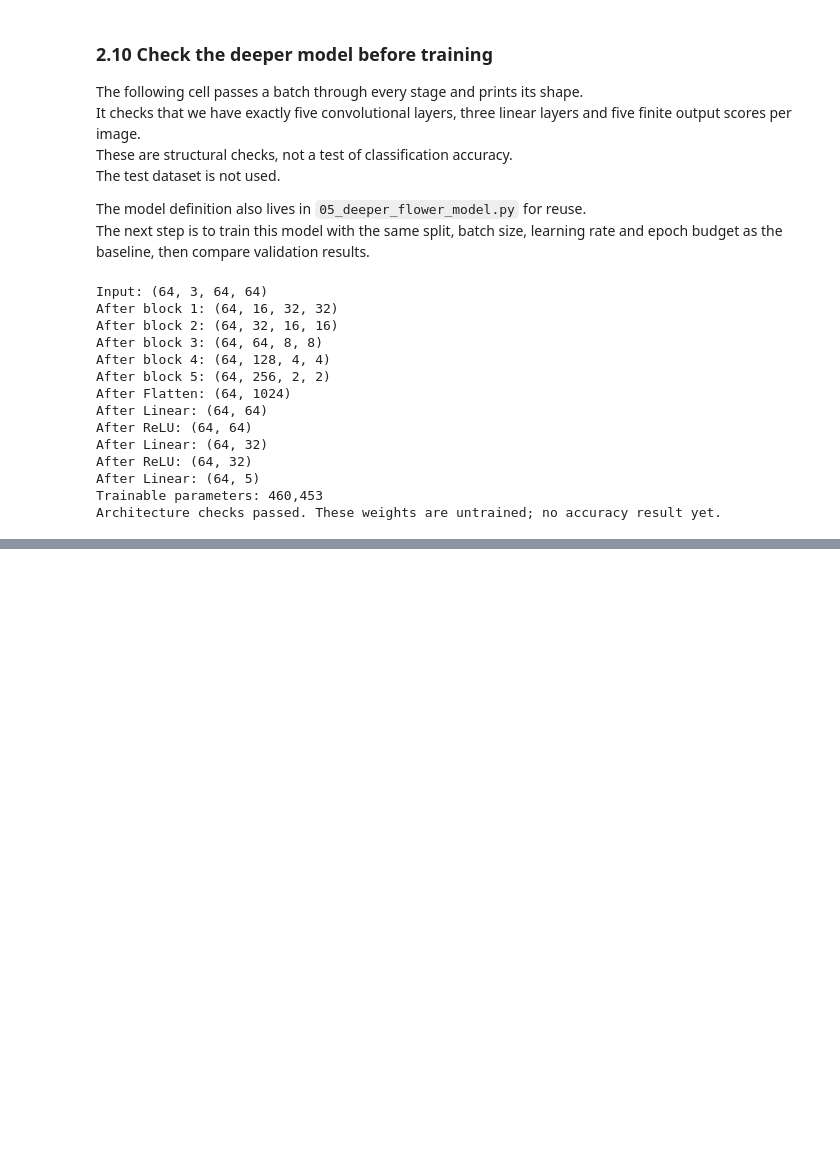
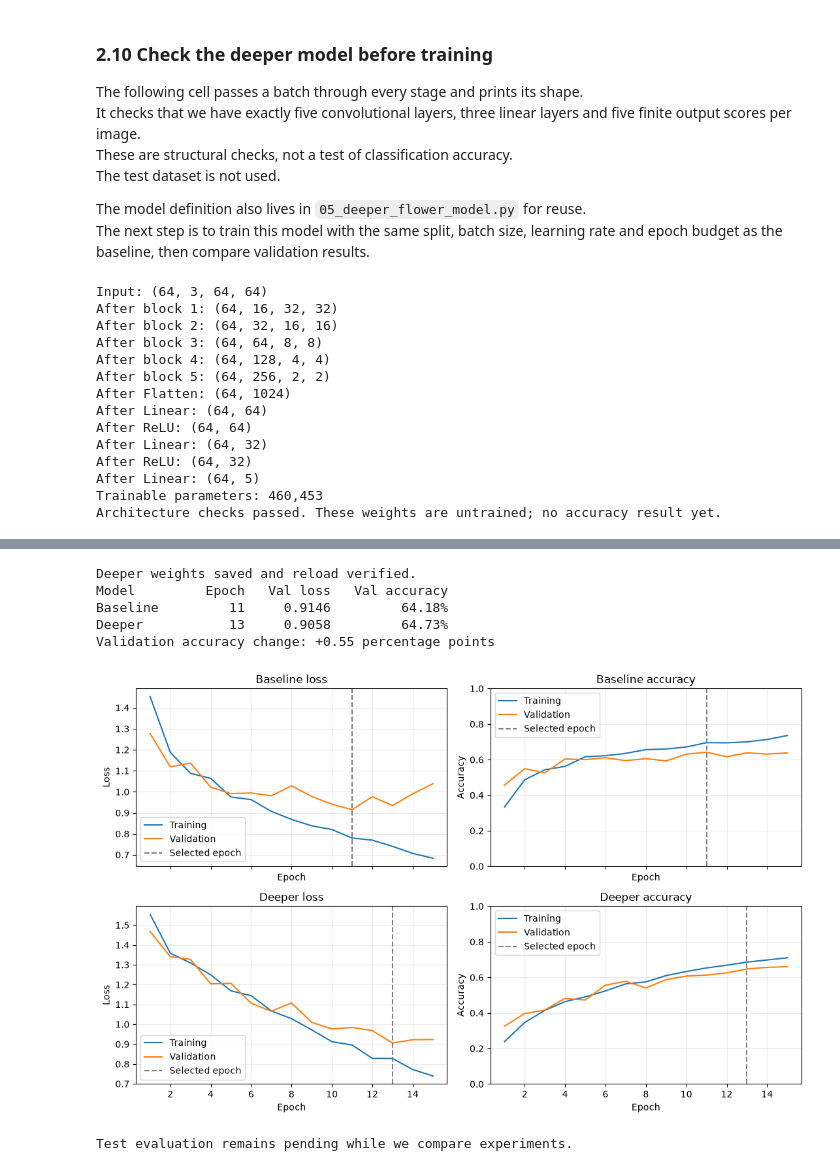
Before and after one commit to schwartzberg/dec04c, a Jupyter notebook: e89-Schwartzberg-Paul-HW04.ipynb, the cells around one changed output, grey strips where cells are left out. Drawn from its saved outputs; the diff is of its cells as text; code cells hidden in the pictures; blank space fills up the shorter version.

Commit message:
Train deeper flower CNN and compare validation results

```diff
--- a/e89-Schwartzberg-Paul-HW04.ipynb
+++ b/e89-Schwartzberg-Paul-HW04.ipynb
@@ -737,0 +868,75 @@ Architecture checks passed. These weights are untrained; no accuracy result yet.
+# %%
+# Save the selected deeper checkpoint separately from the baseline.
+flower_deeper_path = flower_output_dir / "deeper_cnn.pth"
+torch.save({
+    "state_dict": {k: v.detach().cpu() for k, v in flower_deeper.state_dict().items()},
+    "architecture": "DeeperFlowerCNN",
+    "class_names": flower_class_names,
+    "image_size": FLOWER_IMAGE_SIZE,
+    "seed": FLOWER_SEED,
+    "best_epoch": flower_deeper_best_epoch,
+}, flower_deeper_path)
+flower_deeper_checkpoint = torch.load(flower_deeper_path, map_location=flower_device, weights_only=True)
+flower_reloaded_deeper = DeeperFlowerCNN(len(flower_class_names)).to(flower_device)
+flower_reloaded_deeper.load_state_dict(flower_deeper_checkpoint["state_dict"])
+flower_reloaded_deeper.eval()
+with torch.no_grad():
+    check_images = flower_batch_images.to(flower_device)
+    torch.testing.assert_close(flower_deeper(check_images), flower_reloaded_deeper(check_images))
+
+flower_deeper_metrics = {
+    "experiment": "deeper_same_settings",
+    "architecture": "DeeperFlowerCNN",
+    "epochs": FLOWER_EPOCHS,
+    "learning_rate": FLOWER_LEARNING_RATE,
+    "batch_size": FLOWER_BATCH_SIZE,
+    "image_size": FLOWER_IMAGE_SIZE,
+    "seed": FLOWER_SEED,
+    "device": str(flower_device),
+    "pytorch_version": str(torch.__version__),
+    "best_epoch": flower_deeper_best_epoch,
+    "selected_validation_loss": flower_deeper_selected_val_loss,
+    "selected_validation_accuracy": flower_deeper_selected_val_accuracy,
+    "training_seconds": flower_deeper_training_seconds,
+    "history": flower_deeper_history,
+    "test_evaluated": False,
+}
+(flower_output_dir / "deeper_metrics.json").write_text(
+    json.dumps(flower_deeper_metrics, indent=2), encoding="utf-8"
+)
+print("Deeper weights saved and reload verified.")
+print(f"{'Model':<12} {'Epoch':>6} {'Val loss':>10} {'Val accuracy':>14}")
+for name, metrics in [("Baseline", flower_reference_metrics), ("Deeper", flower_deeper_metrics)]:
+    print(f"{name:<12} {metrics['best_epoch']:>6} "
+          f"{metrics['selected_validation_loss']:>10.4f} "
+          f"{metrics['selected_validation_accuracy']:>14.2%}")
+flower_accuracy_change = (flower_deeper_selected_val_accuracy
+                          - flower_reference_metrics["selected_validation_accuracy"]) * 100
+print(f"Validation accuracy change: {flower_accuracy_change:+.2f} percentage points")
+
+# Show each run's training and validation curves, marking its selected epoch.
+fig, axes = plt.subplots(2, 2, figsize=(11, 7), sharex=True)
+for row, (name, metrics) in enumerate([("Baseline", flower_reference_metrics),
+                                      ("Deeper", flower_deeper_metrics)]):
+    epochs = np.arange(1, metrics["epochs"] + 1)
+    for col, metric in enumerate(["loss", "accuracy"]):
+        ax = axes[row, col]
+        ax.plot(epochs, metrics["history"]["train_" + metric], label="Training")
+        ax.plot(epochs, metrics["history"]["val_" + metric], label="Validation")
+        ax.axvline(metrics["best_epoch"], color="gray", linestyle="--", label="Selected epoch")
+        ax.set(xlabel="Epoch", ylabel=metric.capitalize(), title=name + " " + metric)
+        ax.legend()
+        ax.grid(alpha=0.25)
+    axes[row, 1].set_ylim(0, 1)
+plt.tight_layout()
+fig.savefig(flower_output_dir / "baseline_vs_deeper.png", dpi=120)
+plt.show()
+print("Test evaluation remains pending while we compare experiments.")
+# %% [output]
+Deeper weights saved and reload verified.
+Model         Epoch   Val loss   Val accuracy
+Baseline         11     0.9146         64.18%
+Deeper           13     0.9058         64.73%
+Validation accuracy change: +0.55 percentage points
+[figure, added]
+Test evaluation remains pending while we compare experiments.
```
Also changed, not shown: parts of 7 cells of this notebook, 5 other files.
